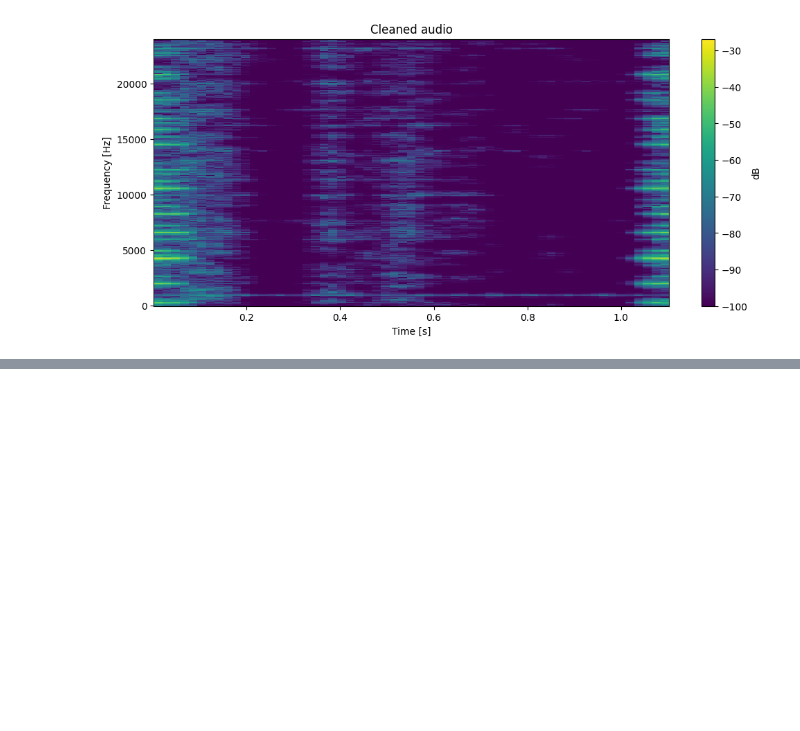
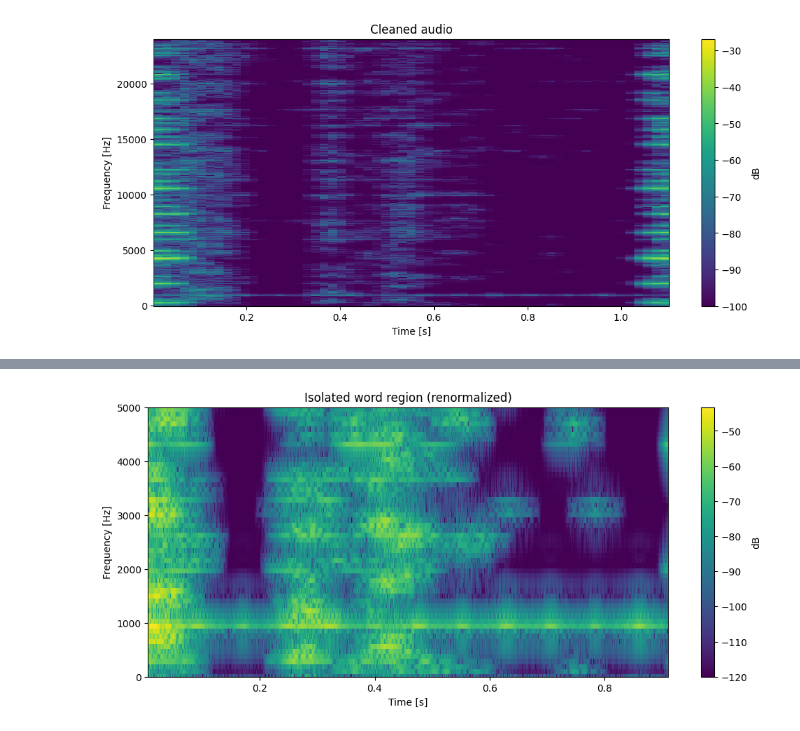
Before and after one commit to NeSma237/task-5-MIA, a Jupyter notebook: notebookb618daac32.ipynb, the cells around one changed output, grey strips where cells are left out. Cells and saved outputs as stored; diff of their text form; code cells hidden in the pictures; blank space fills up the shorter version.

```diff
--- a/notebookb618daac32.ipynb
+++ b/notebookb618daac32.ipynb
@@ -138,0 +191,17 @@ Audio('final_cleaned_audio.wav')
+# %%
+# --- Zoomed, high-resolution spectrogram of just the isolated word ---
+f3, t3, Sxx3 = signal.spectrogram(word_region, sr, nperseg=512, noverlap=480)
+plt.figure(figsize=(12,5))
+plt.pcolormesh(t3, f3, 10*np.log10(Sxx3 + 1e-12), shading='auto')
+plt.ylim(0, 5000)
+plt.ylabel('Frequency [Hz]'); plt.xlabel('Time [s]')
+plt.colorbar(label='dB')
+plt.title('Isolated word region (renormalized)')
+plt.show()
+
+# If you still see a perfectly flat, unchanging horizontal line at some
+# frequency across the whole plot, that's very likely a leftover buzz tone
+# (real speech energy always moves over time) -- note its frequency and add
+# it back into the `peaks` list in Step 3 to remove it, then re-run from there.
+# %% [output]
+[figure, added]
```
Also changed, not shown: parts of 10 cells of this notebook.
